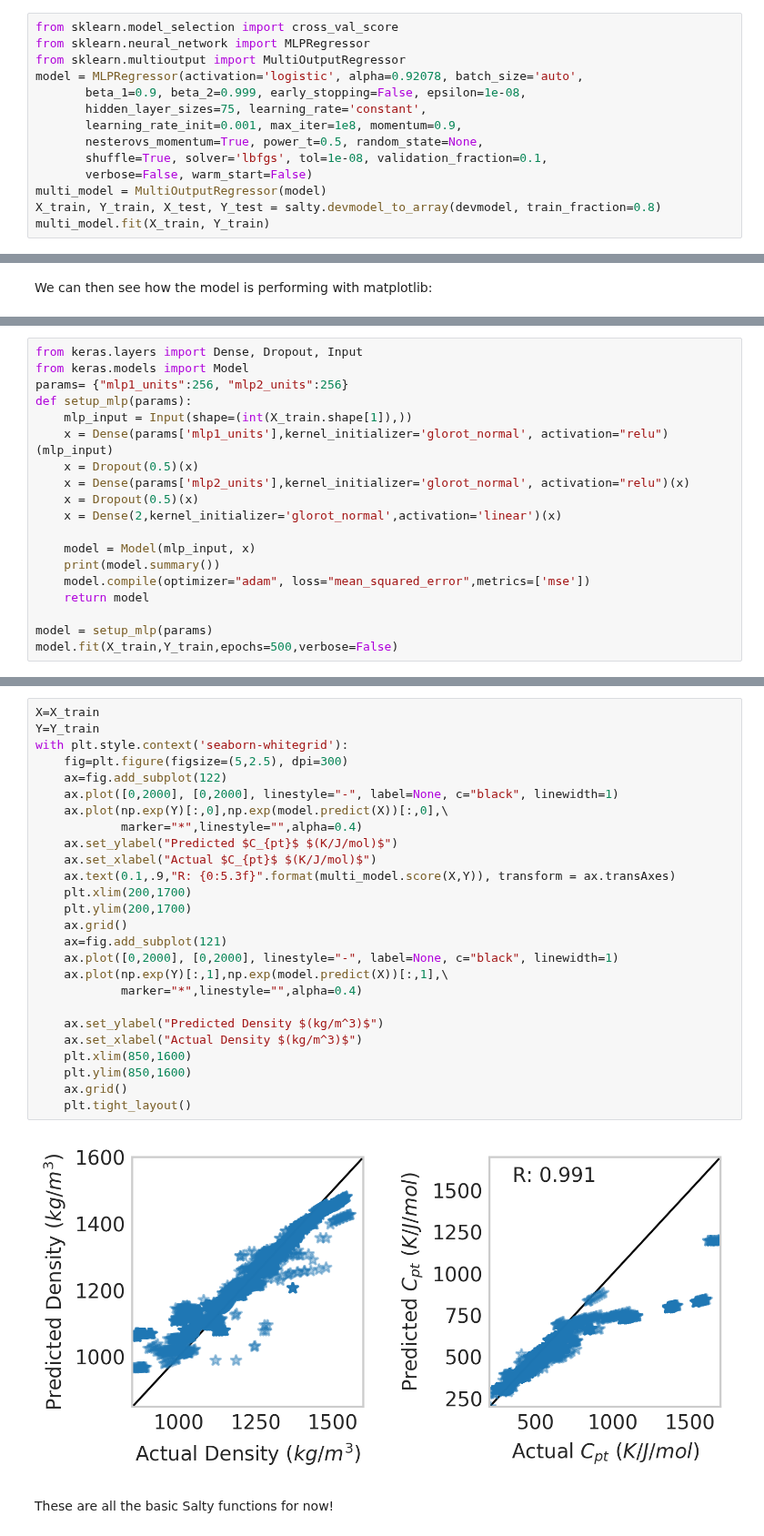
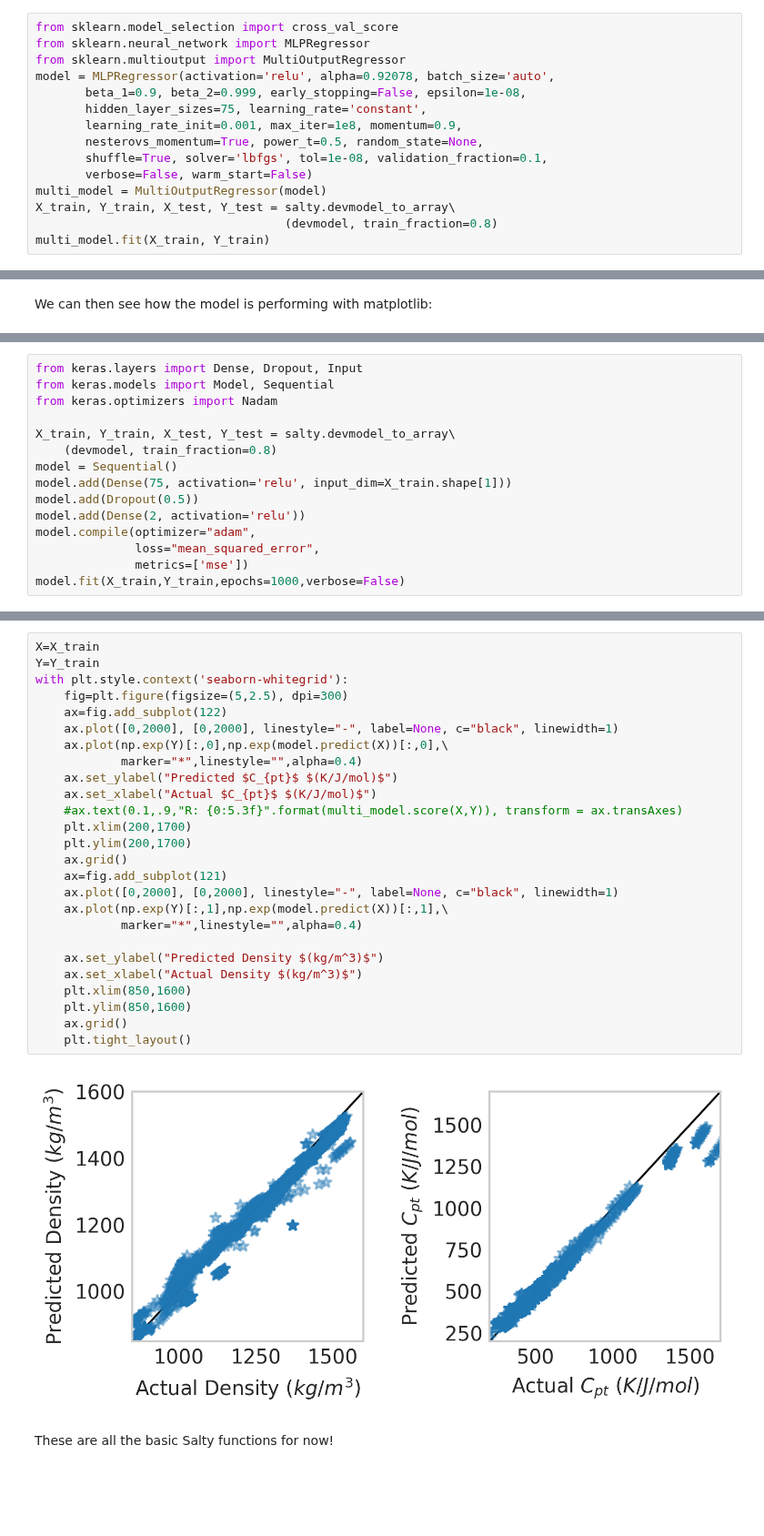
Before and after one commit to wesleybeckner/salty, a Jupyter notebook: examples/salty_readme.ipynb, the cells around one changed output, grey strips where cells are left out. Shown at 91% size. Cells and saved outputs as stored; diff of their text form; blank space fills up the shorter version.

Commit message:
added keras model to salty

```diff
--- a/examples/salty_readme.ipynb
+++ b/examples/salty_readme.ipynb
@@ -128,7 +128,7 @@ Salty's `devmodel_to_array` function automatically detects the number of targets
 from sklearn.model_selection import cross_val_score
 from sklearn.neural_network import MLPRegressor
 from sklearn.multioutput import MultiOutputRegressor
-model = MLPRegressor(activation='logistic', alpha=0.92078, batch_size='auto',
+model = MLPRegressor(activation='relu', alpha=0.92078, batch_size='auto',
        beta_1=0.9, beta_2=0.999, early_stopping=False, epsilon=1e-08,
        hidden_layer_sizes=75, learning_rate='constant',
        learning_rate_init=0.001, max_iter=1e8, momentum=0.9,
@@ -136,6 +136,7 @@ model = MLPRegressor(activation='logistic', alpha=0.92078, batch_size='auto',
        shuffle=True, solver='lbfgs', tol=1e-08, validation_fraction=0.1,
        verbose=False, warm_start=False)
 multi_model = MultiOutputRegressor(model)
-X_train, Y_train, X_test, Y_test = salty.devmodel_to_array(devmodel, train_fraction=0.8)
+X_train, Y_train, X_test, Y_test = salty.devmodel_to_array\
+                                   (devmodel, train_fraction=0.8)
 multi_model.fit(X_train, Y_train)
 # %% [output]
@@ -184,20 +185,16 @@ We can also build models using Keras (although I am new to this...)
 # %%
 from keras.layers import Dense, Dropout, Input
-from keras.models import Model
-params= {"mlp1_units":256, "mlp2_units":256}
-def setup_mlp(params):
-    mlp_input = Input(shape=(int(X_train.shape[1]),))
-    x = Dense(params['mlp1_units'],kernel_initializer='glorot_normal', activation="relu")(mlp_input)
-    x = Dropout(0.5)(x)
-    x = Dense(params['mlp2_units'],kernel_initializer='glorot_normal', activation="relu")(x)
-    x = Dropout(0.5)(x)
-    x = Dense(2,kernel_initializer='glorot_normal',activation='linear')(x)
+from keras.models import Model, Sequential
+from keras.optimizers import Nadam
 
-    model = Model(mlp_input, x)
-    print(model.summary())
-    model.compile(optimizer="adam", loss="mean_squared_error",metrics=['mse'])
-    return model
-
-model = setup_mlp(params)
-model.fit(X_train,Y_train,epochs=500,verbose=False)
+X_train, Y_train, X_test, Y_test = salty.devmodel_to_array\
+    (devmodel, train_fraction=0.8)
+model = Sequential()
+model.add(Dense(75, activation='relu', input_dim=X_train.shape[1]))
+model.add(Dropout(0.5))
+model.add(Dense(2, activation='relu'))
+model.compile(optimizer="adam",
+              loss="mean_squared_error",
+              metrics=['mse'])
+model.fit(X_train,Y_train,epochs=1000,verbose=False)
 # %% [output]
@@ -225,30 +202,30 @@ None
 # %%
 X=X_train
 Y=Y_train
 with plt.style.context('seaborn-whitegrid'):
     fig=plt.figure(figsize=(5,2.5), dpi=300)
     ax=fig.add_subplot(122)
     ax.plot([0,2000], [0,2000], linestyle="-", label=None, c="black", linewidth=1)
     ax.plot(np.exp(Y)[:,0],np.exp(model.predict(X))[:,0],\
             marker="*",linestyle="",alpha=0.4)
     ax.set_ylabel("Predicted $C_{pt}$ $(K/J/mol)$")
     ax.set_xlabel("Actual $C_{pt}$ $(K/J/mol)$")
-    ax.text(0.1,.9,"R: {0:5.3f}".format(multi_model.score(X,Y)), transform = ax.transAxes)
+    #ax.text(0.1,.9,"R: {0:5.3f}".format(multi_model.score(X,Y)), transform = ax.transAxes)
     plt.xlim(200,1700)
     plt.ylim(200,1700)
     ax.grid()
     ax=fig.add_subplot(121)
     ax.plot([0,2000], [0,2000], linestyle="-", label=None, c="black", linewidth=1)
     ax.plot(np.exp(Y)[:,1],np.exp(model.predict(X))[:,1],\
             marker="*",linestyle="",alpha=0.4)
 
     ax.set_ylabel("Predicted Density $(kg/m^3)$")
     ax.set_xlabel("Actual Density $(kg/m^3)$")
     plt.xlim(850,1600)
     plt.ylim(850,1600)
     ax.grid()
     plt.tight_layout()
 # %% [output]
-[figure, old version]
+[figure, new version]
 # %% [markdown]
 These are all the basic Salty functions for now!
```
Also changed, not shown: parts of 5 cells of this notebook, 11 other files.
